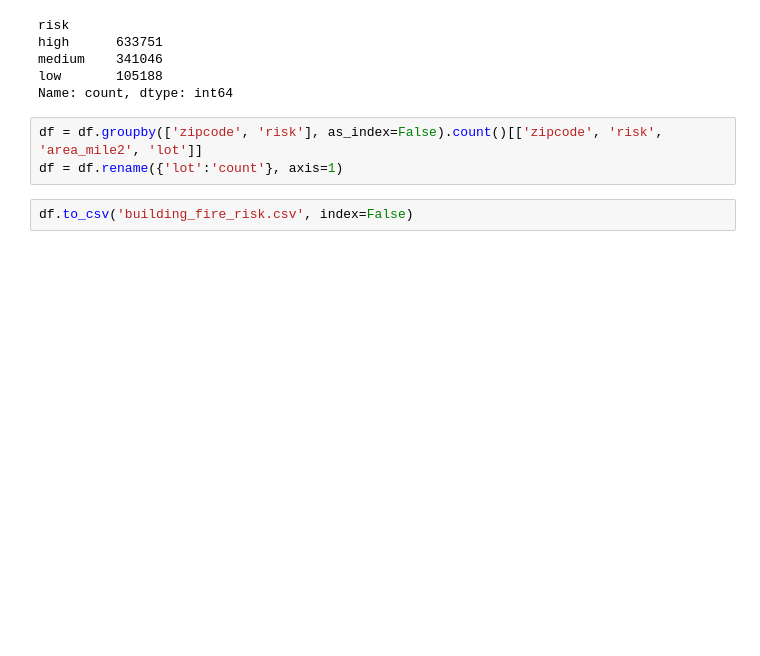
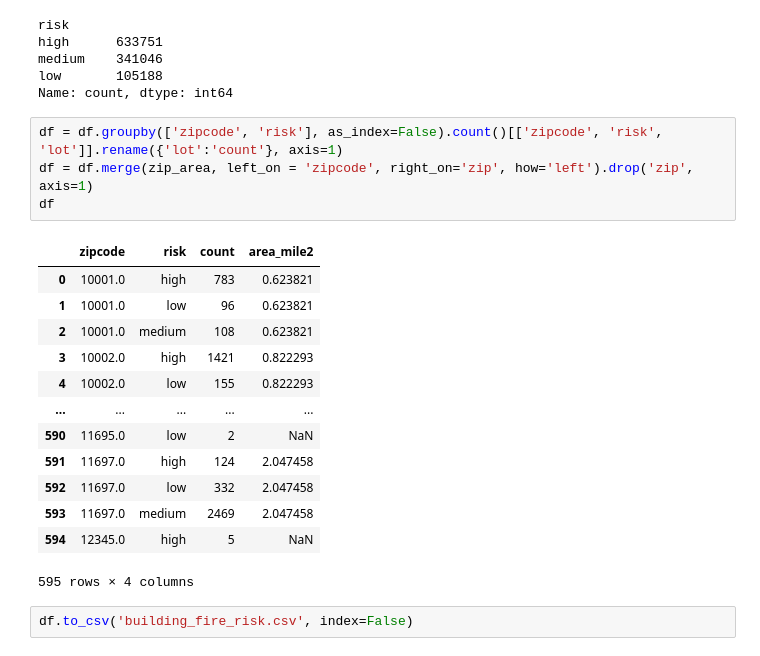
Before and after one commit to tyler-netek/fire-station-spatial-temporal-analysis-project, a Jupyter notebook: NYC Buildings Fire Risks.ipynb, the cells around one changed output. Saved outputs shown, nothing was run; the diff lists cells and outputs as text; blank space fills up the shorter version.

```diff
--- a/NYC Buildings Fire Risks.ipynb
+++ b/NYC Buildings Fire Risks.ipynb
@@ -190,7 +190,22 @@ medium    341046
 low       105188
 Name: count, dtype: int64
 # %%
-df = df.groupby(['zipcode', 'risk'], as_index=False).count()[['zipcode', 'risk', 'area_mile2', 'lot']]
-df = df.rename({'lot':'count'}, axis=1)
+df = df.groupby(['zipcode', 'risk'], as_index=False).count()[['zipcode', 'risk', 'lot']].rename({'lot':'count'}, axis=1)
+df = df.merge(zip_area, left_on = 'zipcode', right_on='zip', how='left').drop('zip', axis=1)
+df
+# %% [output]
+|  | zipcode | risk | count | area_mile2 |
+| 0 | 10001.0 | high | 783 | 0.623821 |
+| 1 | 10001.0 | low | 96 | 0.623821 |
+| 2 | 10001.0 | medium | 108 | 0.623821 |
+| 3 | 10002.0 | high | 1421 | 0.822293 |
+| 4 | 10002.0 | low | 155 | 0.822293 |
+| ... | ... | ... | ... | ... |
+| 590 | 11695.0 | low | 2 | NaN |
+| 591 | 11697.0 | high | 124 | 2.047458 |
+| 592 | 11697.0 | low | 332 | 2.047458 |
+| 593 | 11697.0 | medium | 2469 | 2.047458 |
+| 594 | 12345.0 | high | 5 | NaN |
+595 rows × 4 columns
 # %%
 df.to_csv('building_fire_risk.csv', index=False)
```
Also changed, not shown: parts of 1 cell of this notebook, 1 other file.
